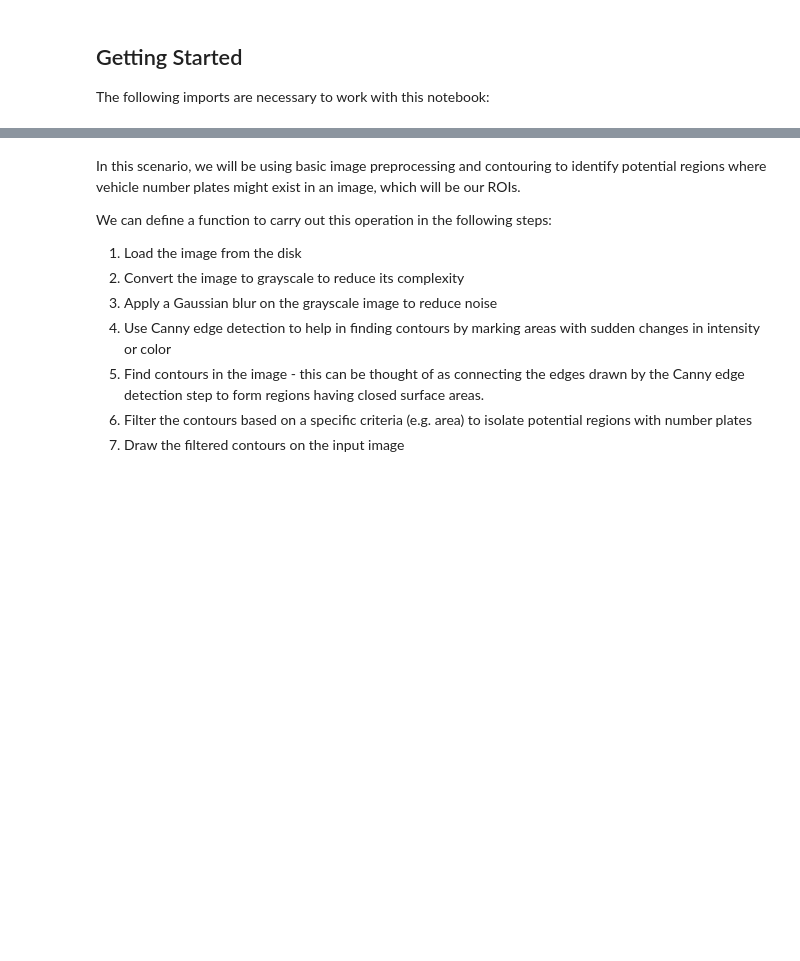
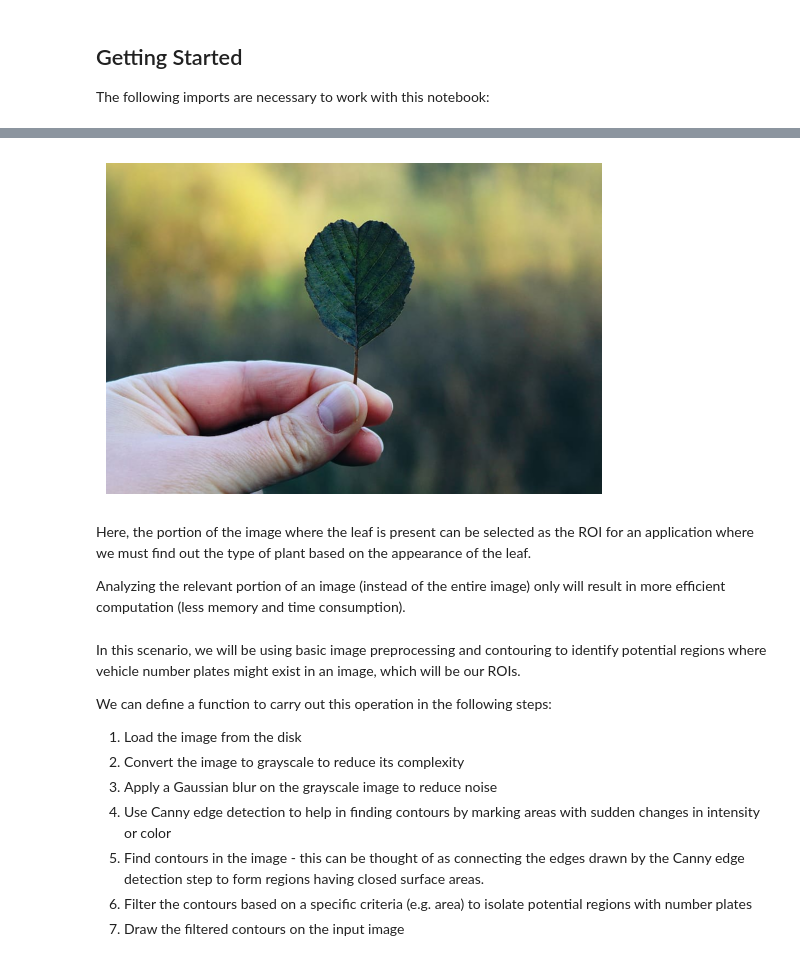
Before and after one commit to ravi-aratchige/IPCV, a Jupyter notebook: 3. Vehicle Number Plate Analysis/Vehicle Number Plate Detection with Region of Interest (Dumb Method).ipynb, the cells around one changed output, grey strips where cells are left out. Cells and saved outputs as stored; diff of their text form; code cells hidden in the pictures; blank space fills up the shorter version.

Commit message:
FIX: change image source in markdown cell
Image is now rendered by Matplotlib

```diff
--- a/3. Vehicle Number Plate Analysis/Vehicle Number Plate Detection with Region of Interest (Dumb Method).ipynb
+++ b/3. Vehicle Number Plate Analysis/Vehicle Number Plate Detection with Region of Interest (Dumb Method).ipynb
@@ -70,3 +63,18 @@ Analyzing the relevant portion of an image (instead of the entire image) only wi
+# %%
+# load example image from disk
+img = mpimg.imread("./img/leaf.jpg")
+
+# display loaded image
+%matplotlib inline
+plt.imshow(img)
+plt.axis("off")
+plt.show()
+# %% [output]
+[figure, added]
+# %% [markdown]
+Here, the portion of the image where the leaf is present can be selected as the ROI for an application where we must find out the type of plant based on the appearance of the leaf.
+
+Analyzing the relevant portion of an image (instead of the entire image) only will result in more efficient computation (less memory and time consumption).
 # %% [markdown]
 In this scenario, we will be using basic image preprocessing and contouring to identify potential regions where vehicle number plates might exist in an image, which will be our ROIs.
 
```
Also changed, not shown: parts of 2 cells of this notebook.
